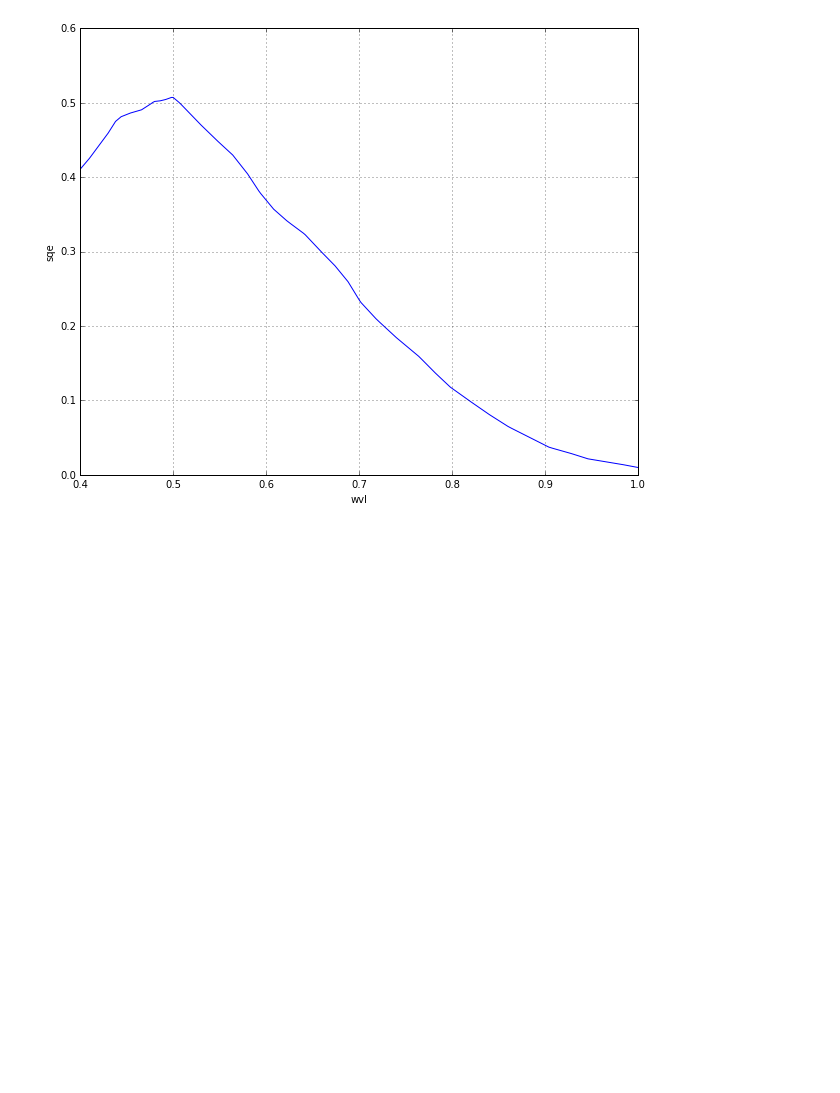
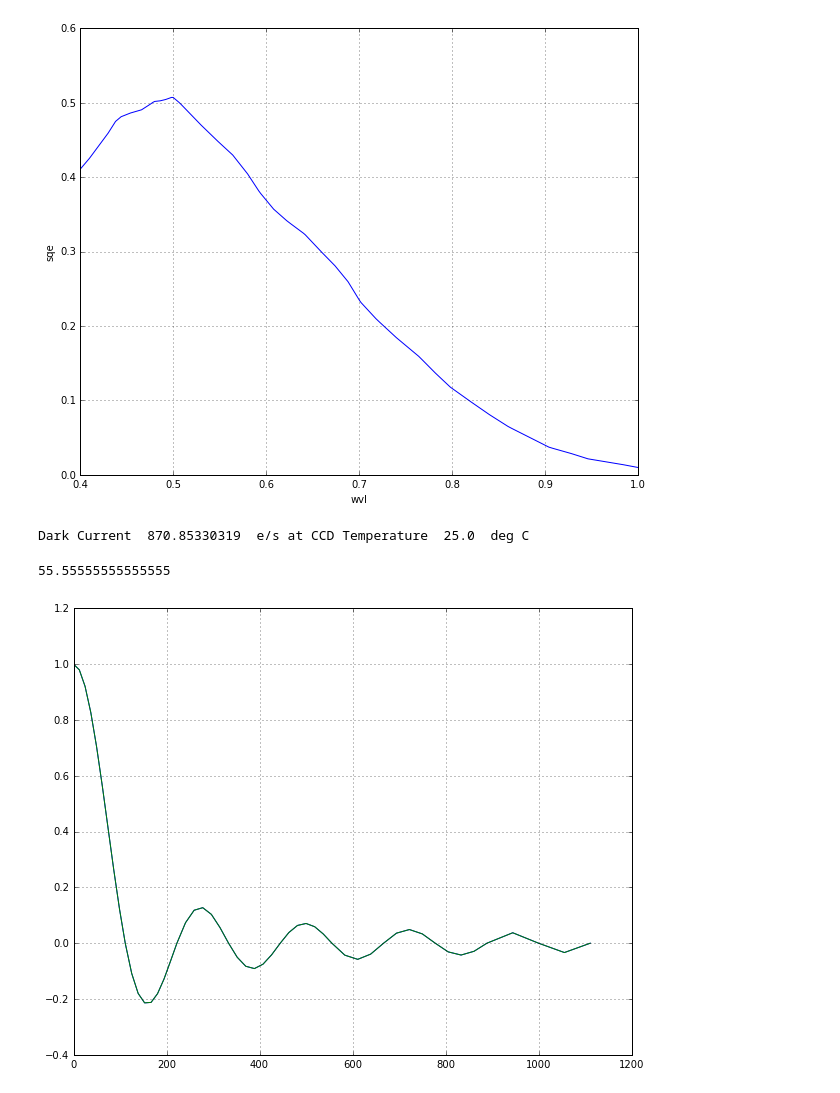
Before and after one commit to derekjgriffith/nbMORTICIA, a Jupyter notebook: sensor/04a-FocalPlaneArraySQE.ipynb, the cells around one changed output. Cells and saved outputs as stored; diff of their text form; code cells hidden in the pictures; blank space fills up the shorter version.

```diff
--- a/sensor/04a-FocalPlaneArraySQE.ipynb
+++ b/sensor/04a-FocalPlaneArraySQE.ipynb
@@ -167,7 +167,20 @@ plt.grid()
 [figure]
 # %%
 # Instantiate the FocalPlaneArray object
-CCD = electro.FocalPlaneArray(pitch=[9.0, 'um'], aperture=[9.0, 'um'], pixels=[4008, 2672], wellcapacity=[60000.0, 'e'],
+CCD = electro.FocalPlaneArray(pitch=[9.0, 9.0, 'um'], aperture=[9.0, 'um'], pixels=[4008, 2672], wellcapacity=[60000.0, 'e'],
                               readnoise=[32.0, 'e'], darkcurrent=[3846.0, 'e/s'], dsnu=[3.0, '%'], prnu=[2.0, '%'],
                               sqe=KodakKA11002_SQE, darkcurrent_delta_t=[7.0, 'delta_degC'], t_ref=[40.0, 'degC'],
                               temperature=[25.0, 'degC'])
+# Print the dark current value at operating temperature of 25.0 deg C
+print 'Dark Current ', CCD.darkcurrent, ' e/s at CCD Temperature ', CCD.temperature, ' deg C'
+# %% [output]
+Dark Current  870.85330319  e/s at CCD Temperature  25.0  deg C
+# %%
+CCD.nyquist_x
+# %% [output]
+55.55555555555555
+# %%
+plt.plot(CCD.mtf['spf'], CCD.mtf)
+plt.grid()
+# %% [output]
+[figure, added]
```
Also changed, not shown: parts of 15 cells of this notebook, 1 other file.
